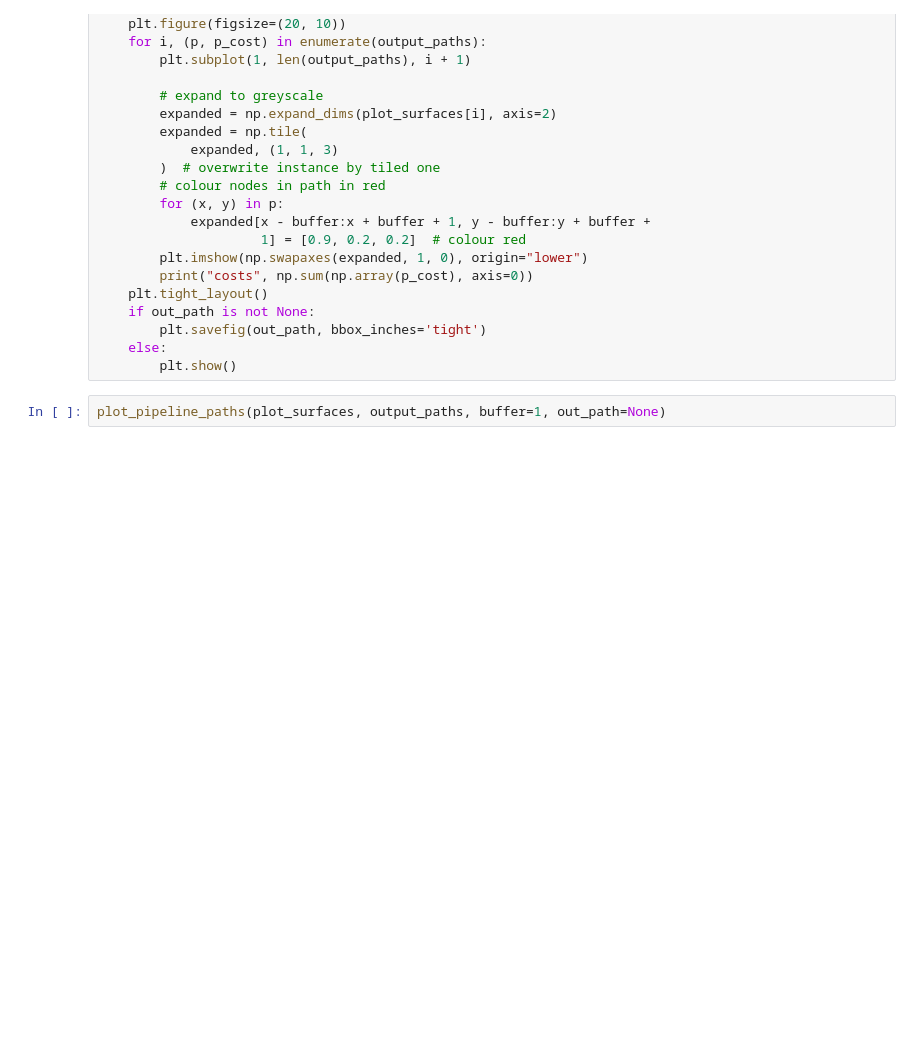
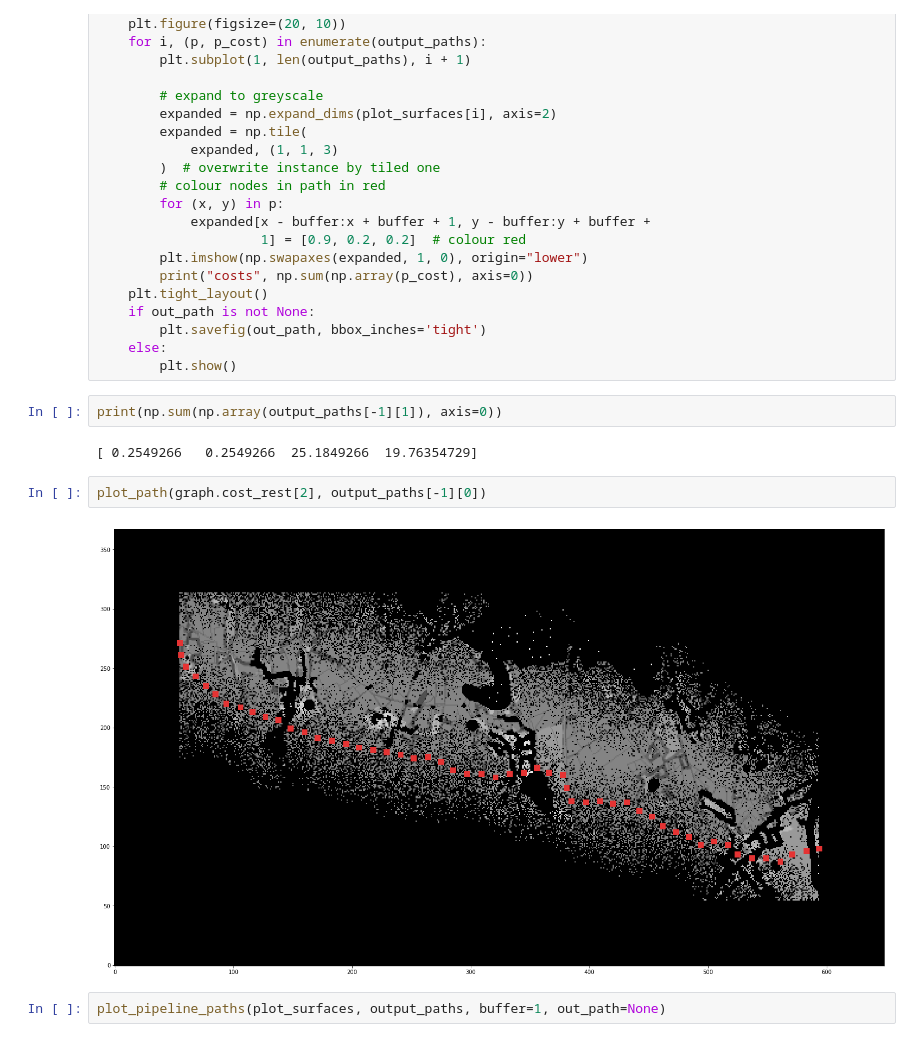
Before and after one commit to NinaWie/PowerPlanner, a Jupyter notebook: notebooks/scale_pipeline.ipynb, the cells around one changed output. Cells and saved outputs as stored; diff of their text form; blank space fills up the shorter version.

```diff
--- a/notebooks/scale_pipeline.ipynb
+++ b/notebooks/scale_pipeline.ipynb
@@ -806,6 +870,14 @@ def plot_pipeline_paths(plot_surfaces, output_paths, buffer=1, out_path=None):
         plt.savefig(out_path, bbox_inches='tight')
     else:
         plt.show()
+# %%
+print(np.sum(np.array(output_paths[-1][1]), axis=0))
+# %% [output]
+[ 0.2549266   0.2549266  25.1849266  19.76354729]
+# %%
+plot_path(graph.cost_rest[2], output_paths[-1][0])
+# %% [output]
+[figure, added]
 # %%
 plot_pipeline_paths(plot_surfaces, output_paths, buffer=1, out_path=None)
 # %% [output]
```
Also changed, not shown: parts of 15 cells of this notebook, 5 other files.
